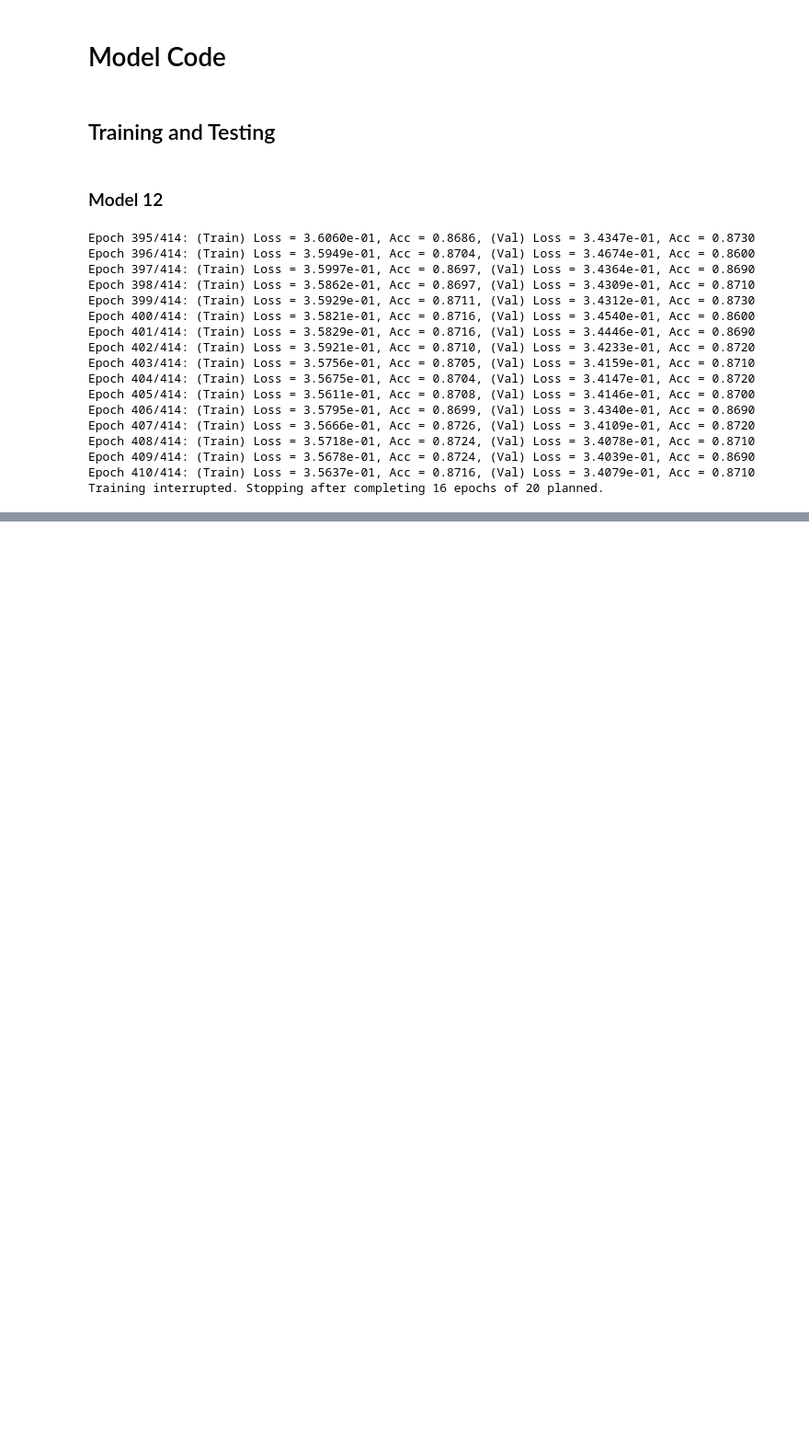
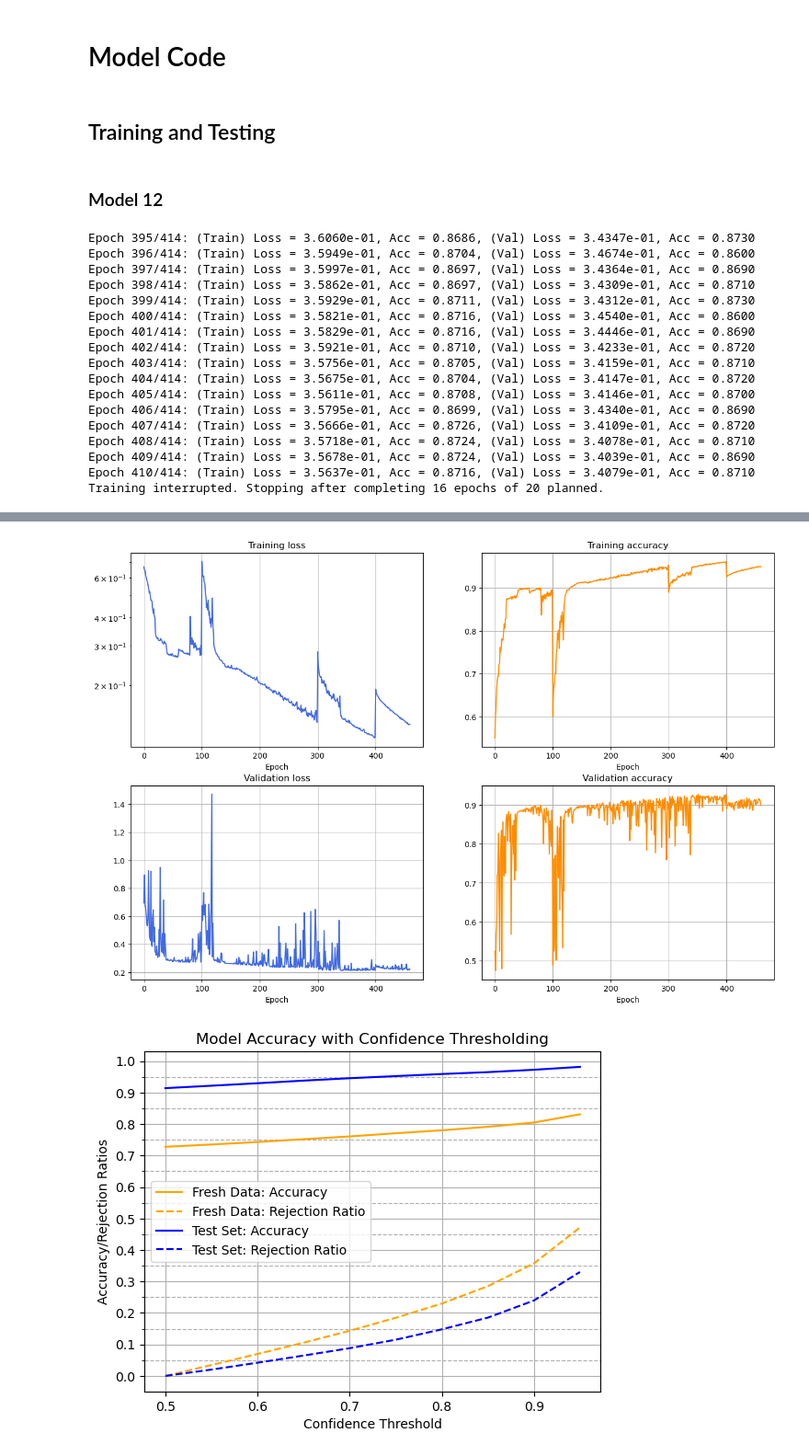
Before and after one commit to Max-Winga/Selvin-Lab-Fluorophore-Identification, a Jupyter notebook: PSF_Identifier_Attempt_7.ipynb, the cells around one changed output, grey strips where cells are left out. Shown at 92% size. Drawn from its saved outputs; the diff is of its cells as text; code cells hidden in the pictures; blank space fills up the shorter version.

```diff
--- a/PSF_Identifier_Attempt_7.ipynb
+++ b/PSF_Identifier_Attempt_7.ipynb
@@ -598,0 +607,18 @@ model_12.save_model('Models/model12.pt')
+# %%
+# metrics visualization
+
+# data
+# you can try playing around with more or less training data
+N_training_examples = 50000 # 100 examples per class
+N_validation_examples = 2000 # 100 examples per class
+random_seed = 2 # random seed for reproducibility
+np.random.seed(random_seed)
+all_train_indices = np.random.choice(np.arange(len(PSF_training)),
+                               size=2*N_training_examples+N_validation_examples)
+# Make two unique training/validation sets for change partway through training if desired
+all_train_indices_1 = all_train_indices[:int(len(all_train_indices)/2)]
+all_train_indices_2 = all_train_indices[int(len(all_train_indices)/2):]
+training_indices_1 = all_train_indices_1[:N_training_examples]
+validation_indices_1 = all_train_indices_1[N_training_examples:]
+training_indices_2 = all_train_indices_2[:N_training_examples]
+validation_indices_2 = all_train_indices_2[N_training_examples:]
@@ -598,0 +640,10 @@ model_12.save_model('Models/model12.pt')
+# %%
+# Reload model after updates to the class
+# model_13.save_model('Models/model13.pt')
+model_13 = ClassifierModel.load_model('Models/model13.pt')
+# %%
+config = {'lr': 1e-4,
+          'n_epochs': 60,
+          'batch_size': 128}
+verbose = True # print metrics during training, False for no printing
+model_13.train_model(PSF_training, training_indices_1, validation_indices_1, config)
@@ -598,0 +671,9 @@ model_12.save_model('Models/model12.pt')
+# %%
+# plot training/validation loss and accuracy over training time
+model_13.plot_model_results()
+model_13.plot_confidence_thresholding([['Fresh Data', PSF_good_testing], ['Test Set', PSF_testing]], thresholds=np.arange(0.5, 1, 0.05))
+model_13.confidence_histogram(PSF_good_testing)
+model_13.plot_classification_results(PSF_good_testing)
+# %% [output]
+[figure, added]
+[figure, added]
```
Also changed, not shown: parts of 7 cells of this notebook, 1 other file.
